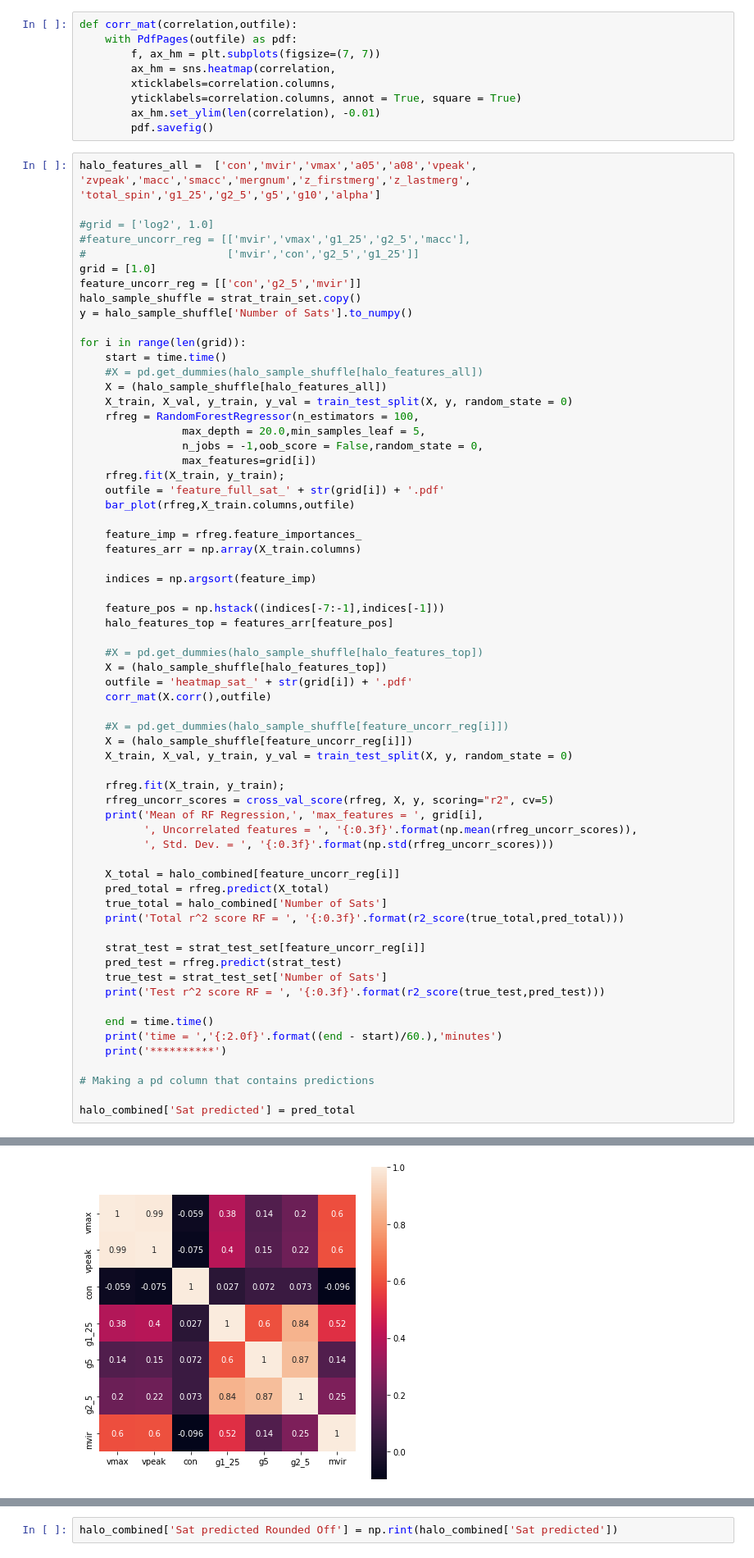
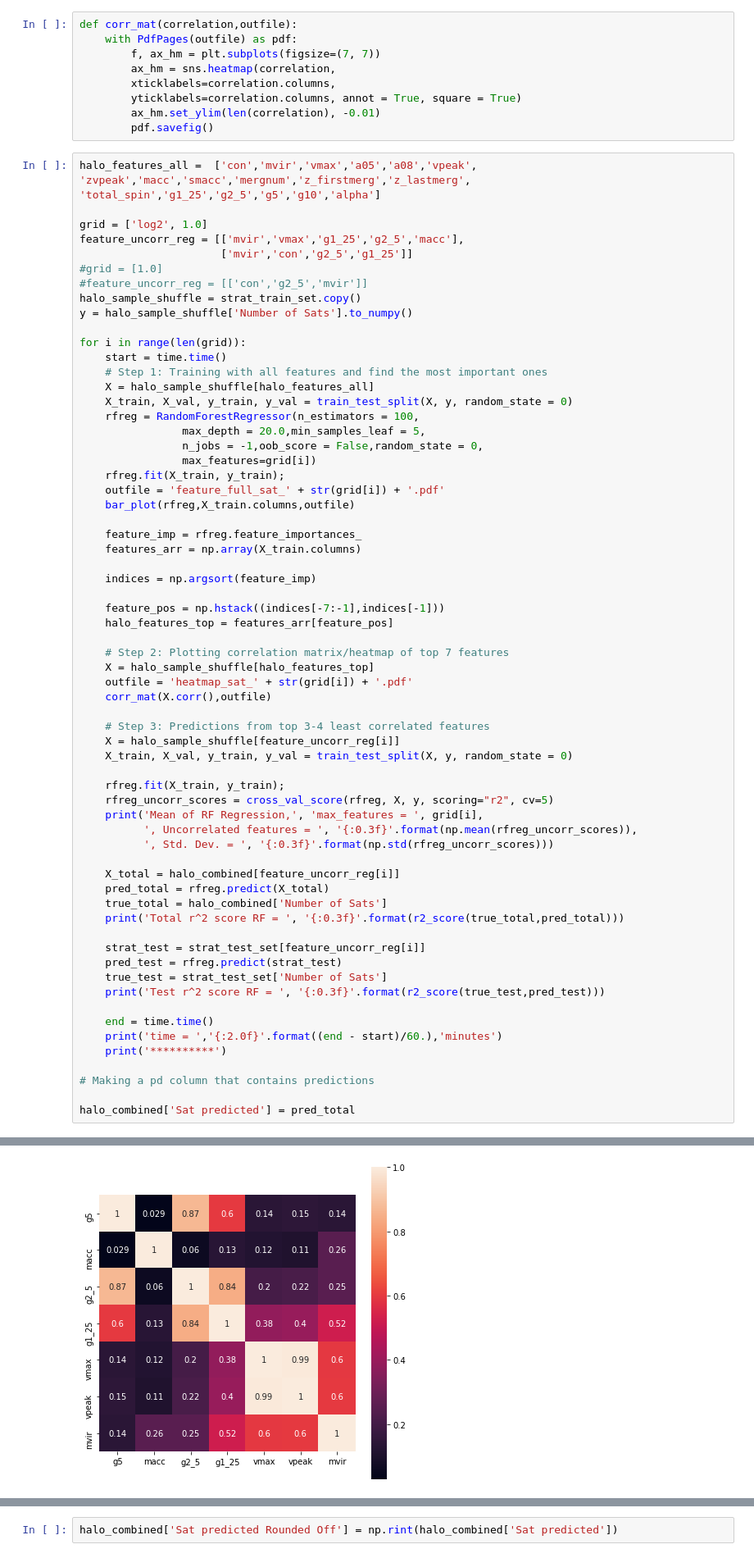
Before and after one commit to burning-river/Assembly_Bias, a Jupyter notebook: notebooks/prediction.ipynb, the cells around one changed output, grey strips where cells are left out. Shown at 82% size. Cells and saved outputs as stored; diff of their text form.

```diff
--- a/notebooks/prediction.ipynb
+++ b/notebooks/prediction.ipynb
@@ -225,18 +223,18 @@ halo_features_all =  ['con','mvir','vmax','a05','a08','vpeak',
 'zvpeak','macc','smacc','mergnum','z_firstmerg','z_lastmerg',
 'total_spin','g1_25','g2_5','g5','g10','alpha']
 
-#grid = ['log2', 1.0]
-#feature_uncorr_reg = [['mvir','vmax','g1_25','g2_5','macc'],
-#                      ['mvir','con','g2_5','g1_25']]
-grid = [1.0]
-feature_uncorr_reg = [['con','g2_5','mvir']]
+grid = ['log2', 1.0]
+feature_uncorr_reg = [['mvir','vmax','g1_25','g2_5','macc'],
+                      ['mvir','con','g2_5','g1_25']]
+#grid = [1.0]
+#feature_uncorr_reg = [['con','g2_5','mvir']]
 halo_sample_shuffle = strat_train_set.copy()
 y = halo_sample_shuffle['Number of Sats'].to_numpy()
 
 for i in range(len(grid)):
     start = time.time()
-    #X = pd.get_dummies(halo_sample_shuffle[halo_features_all])
-    X = (halo_sample_shuffle[halo_features_all])
+    # Step 1: Training with all features and find the most important ones
+    X = halo_sample_shuffle[halo_features_all]
     X_train, X_val, y_train, y_val = train_test_split(X, y, random_state = 0)
     rfreg = RandomForestRegressor(n_estimators = 100,
                 max_depth = 20.0,min_samples_leaf = 5,
@@ -254,13 +252,13 @@ for i in range(len(grid)):
     feature_pos = np.hstack((indices[-7:-1],indices[-1]))
     halo_features_top = features_arr[feature_pos]
 
-    #X = pd.get_dummies(halo_sample_shuffle[halo_features_top])
-    X = (halo_sample_shuffle[halo_features_top])
+    # Step 2: Plotting correlation matrix/heatmap of top 7 features
+    X = halo_sample_shuffle[halo_features_top]
     outfile = 'heatmap_sat_' + str(grid[i]) + '.pdf'
     corr_mat(X.corr(),outfile)
 
-    #X = pd.get_dummies(halo_sample_shuffle[feature_uncorr_reg[i]])
-    X = (halo_sample_shuffle[feature_uncorr_reg[i]])
+    # Step 3: Predictions from top 3-4 least correlated features
+    X = halo_sample_shuffle[feature_uncorr_reg[i]]
     X_train, X_val, y_train, y_val = train_test_split(X, y, random_state = 0)
 
     rfreg.fit(X_train, y_train);
@@ -296 +299 @@ time =   5 minutes
-[figure, old version]
+[figure, new version]
```
Also changed, not shown: parts of 50 cells of this notebook.
